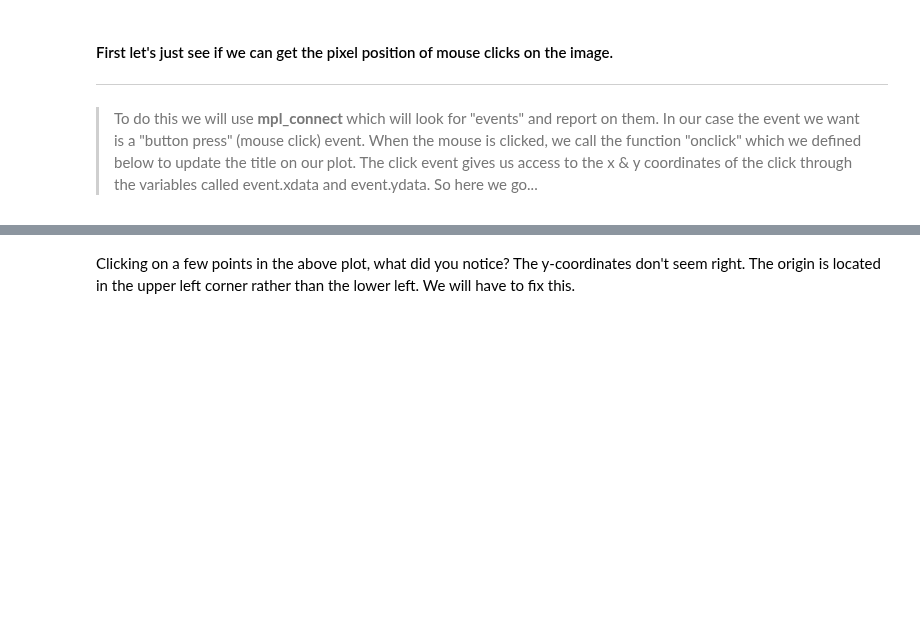
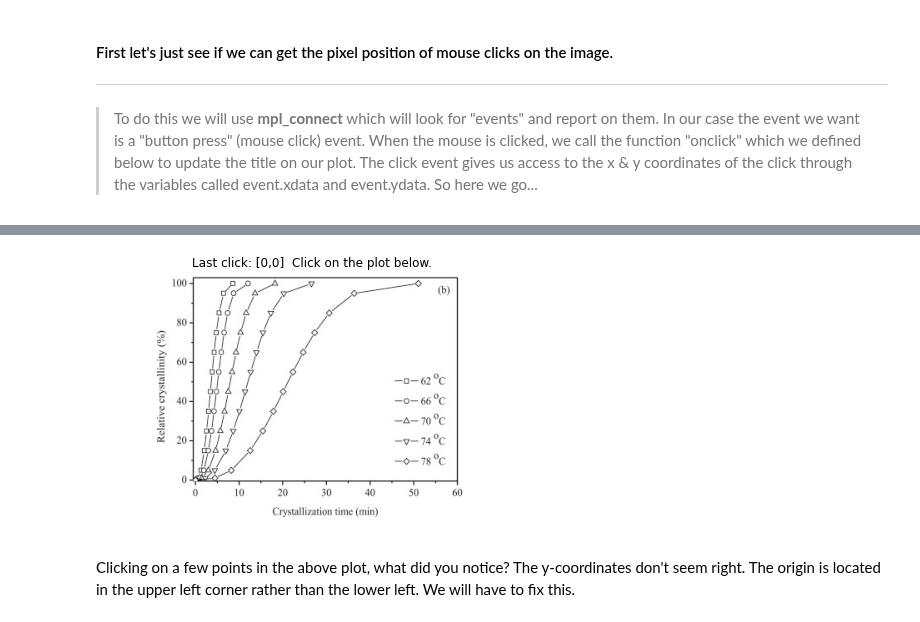
Before and after one commit to sgcorcoran/Python-for-MSE, a Jupyter notebook: lessons_3114/07_digitizing_literature_plots.ipynb, the cells around one changed output, grey strips where cells are left out. Drawn from its saved outputs; the diff is of its cells as text; code cells hidden in the pictures; blank space fills up the shorter version.

```diff
--- a/lessons_3114/07_digitizing_literature_plots.ipynb
+++ b/lessons_3114/07_digitizing_literature_plots.ipynb
@@ -48,24 +51,25 @@ If we can get the pixel positions of known values on the image above (for exampl
 >To do this we will use **mpl_connect** which will look for "events" and report on them.  In our case the event we want is a "button press" (mouse click) event.  When the mouse is clicked, we call the function "onclick" which we defined below to update the title on our plot.  The click event gives us access to the x & y coordinates of the click through the variables called event.xdata and event.ydata.  So here we go...
 # %%
 # need to tell matplotlib its output is in the notebook for interactive plotting
-%matplotlib notebook
+%matplotlib widget
 
 fig, ax = plt.subplots()
 ax.axis(False)
 
 # we use matplotlib.imread to read our image file and imshow to display it.
-path=r'C:\Users\sgc\Google Drive\Teaching\2114 & 3114 Math I & II\3114 Python\images'
+path=r'..\images'
 filename ='crystallization kinetics poly testing 48 2015 p 125.png'
 img = mpimg.imread(os.path.join(path, filename)) #matplotlib
 ax=plt.imshow(img)
-
+fig.tight_layout()
 fig.suptitle(f'Last click: [0,0]  Click on the plot below.') #initializing the figure title (super title)
 
 # here we define a function that we called "onclick" that changes the title when an "event" happens
 def onclick(event):
-    fig.suptitle(f'Last click: [{event.xdata:.3f}, {event.ydata:.3f}]') #button press event returns the xdata and ydata of the mouse position
+    fig.suptitle(f'Last click: [{event.xdata:.1f}, {event.ydata:.1f}]') #button press event returns the xdata and ydata of the mouse position
 
 # here we define the "event" as a button press and then call our function "onclick"
+
 fig.canvas.mpl_connect('button_press_event', onclick)
-fig.show()
+plt.show()
 # %% [output]
@@ -74,3 +76,4 @@ fig.show()
+[figure, added]
 # %% [markdown]
 Clicking on a few points in the above plot, what did you notice?  The y-coordinates don't seem right.  The origin is located in the upper left corner rather than the lower left.  We will have to fix this.
 # %% [markdown]
```
Also changed, not shown: parts of 16 cells of this notebook, 2 other files.
